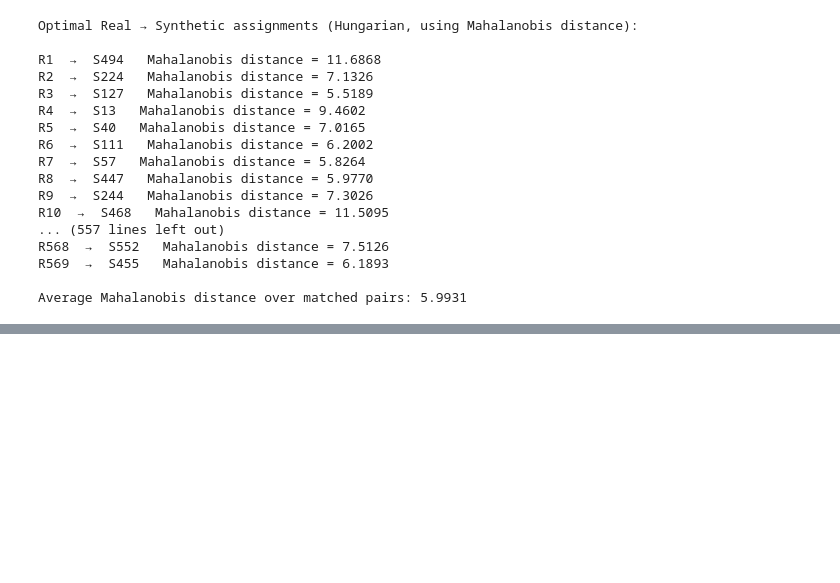
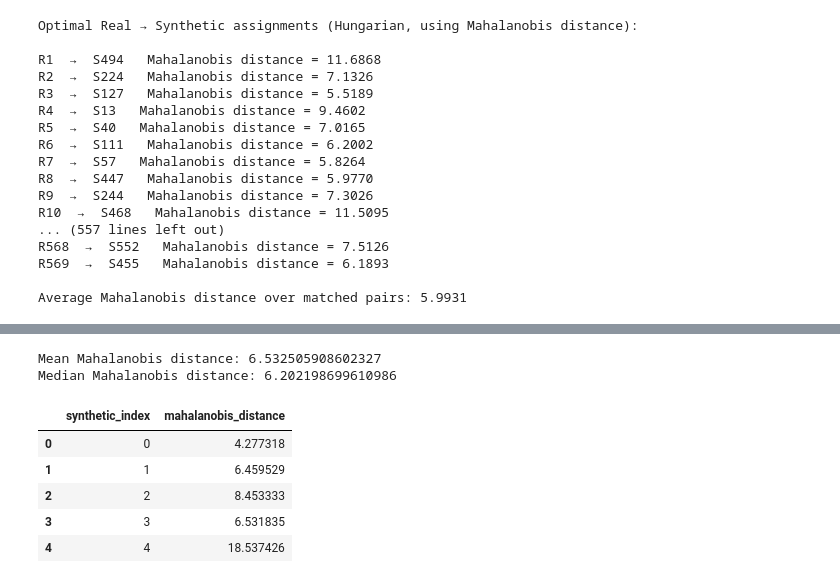
Before and after one commit to bdsul/Synthetic-data_Audit, a Jupyter notebook: Mahalanobis_distance/Cancer/cancer_sdv_mahalanobis_assessment.ipynb, the cells around one changed output, grey strips where cells are left out. Cells and saved outputs as stored; diff of their text form; code cells hidden in the pictures; blank space fills up the shorter version.

```diff
--- a/Mahalanobis_distance/Cancer/cancer_sdv_mahalanobis_assessment.ipynb
+++ b/Mahalanobis_distance/Cancer/cancer_sdv_mahalanobis_assessment.ipynb
@@ -494,0 +584,58 @@ KeyError: 'diagnosis'
+# %%
+import numpy as np
+import pandas as pd
+from scipy.spatial.distance import mahalanobis
+
+# ===== INPUT =====
+X_real = np.asarray(real_df[feature_cols].to_numpy(dtype=float))
+X_synth = np.asarray(
+    synthetic_data['GaussianCopula_numeric'][feature_cols]
+    .to_numpy(dtype=float)
+)
+
+# ===== REAL DISTRIBUTION PARAMETERS =====
+mu_real = np.mean(X_real, axis=0)
+cov_real = np.cov(X_real, rowvar=False)
+cov_real_inv = np.linalg.inv(
+    cov_real + 1e-6 * np.eye(X_real.shape[1])
+)
+
+# ===== DISTRIBUTION-LEVEL MAHALANOBIS =====
+distances = []
+
+for syn_idx, syn_row in enumerate(X_synth):
+    d = mahalanobis(
+        syn_row,
+        mu_real,
+        cov_real_inv
+    )
+    distances.append({
+        "synthetic_index": syn_idx,
+        "mahalanobis_distance": d
+    })
+
+dist_df = pd.DataFrame(distances)
+
+# ===== SUMMARY METRICS =====
+mean_distance = dist_df["mahalanobis_distance"].mean()
+median_distance = dist_df["mahalanobis_distance"].median()
+
+print("Mean Mahalanobis distance:", mean_distance)
+print("Median Mahalanobis distance:", median_distance)
+
+# ===== SAVE TO EXCEL =====
+dist_df.to_excel(
+    "synthetic_distribution_level_mahalanobis.xlsx",
+    index=False
+)
+
+dist_df.head()
+# %% [output]
+Mean Mahalanobis distance: 6.532505908602327
+Median Mahalanobis distance: 6.202198699610986
+|  | synthetic_index | mahalanobis_distance |
+| 0 | 0 | 4.277318 |
+| 1 | 1 | 6.459529 |
+| 2 | 2 | 8.453333 |
+| 3 | 3 | 6.531835 |
+| 4 | 4 | 18.537426 |
```
Also changed, not shown: parts of 9 cells of this notebook, 16 other files.
